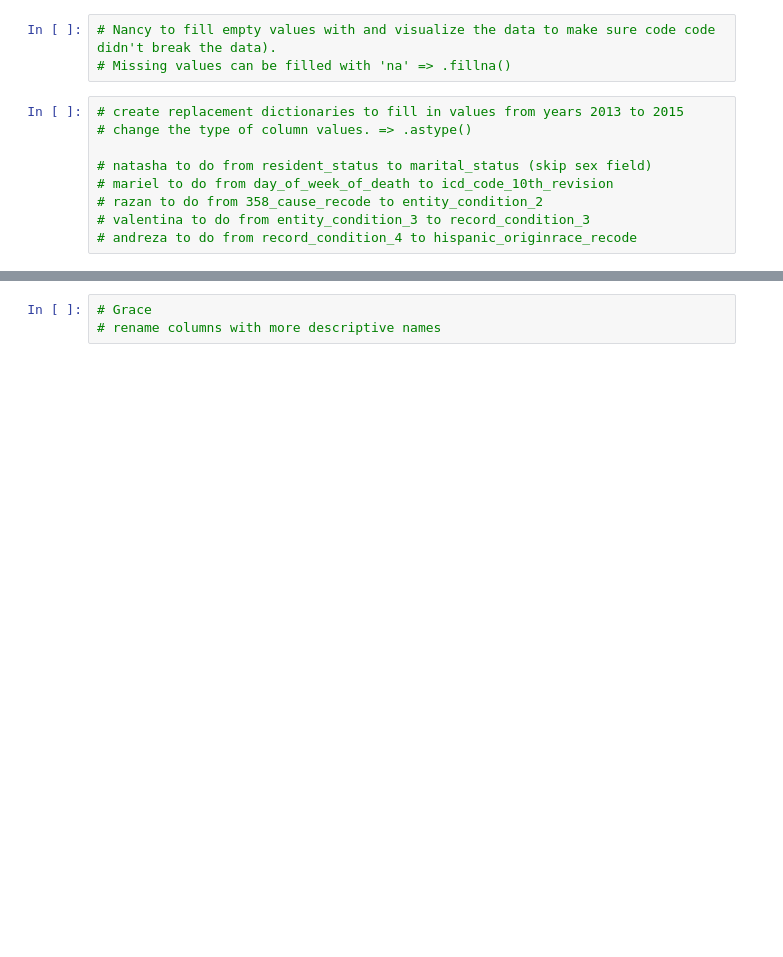
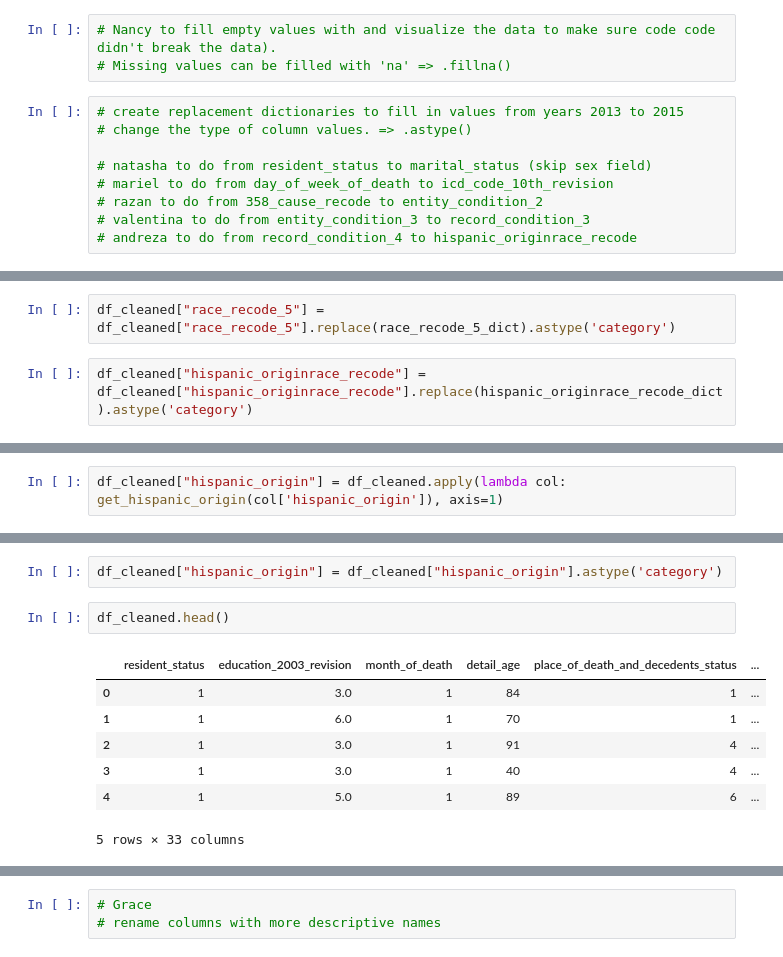
Before and after one commit to andrezafeu/maternal_mortality, a Jupyter notebook: CDC_dataset_cleaning.ipynb, the cells around one changed output, grey strips where cells are left out. Saved outputs shown, nothing was run; the diff lists cells and outputs as text; blank space fills up the shorter version.

Commit message:
Use replacement dicts and function to update row values; change columns types

```diff
--- a/CDC_dataset_cleaning.ipynb
+++ b/CDC_dataset_cleaning.ipynb
@@ -156,0 +267,4 @@ dtype: float64
+# %%
+df_cleaned["race_recode_5"] = df_cleaned["race_recode_5"].replace(race_recode_5_dict).astype('category')
+# %%
+df_cleaned["hispanic_originrace_recode"] = df_cleaned["hispanic_originrace_recode"].replace(hispanic_originrace_recode_dict).astype('category')
@@ -156,0 +275,2 @@ dtype: float64
+# %%
+df_cleaned["hispanic_origin"] = df_cleaned.apply(lambda col: get_hispanic_origin(col['hispanic_origin']), axis=1)
@@ -156,0 +295,12 @@ dtype: float64
+# %%
+df_cleaned["hispanic_origin"] = df_cleaned["hispanic_origin"].astype('category')
+# %%
+df_cleaned.head()
+# %% [output]
+|  | resident_status | education_2003_revision | month_of_death | detail_age | place_of_death_and_decedents_status | ... |
+| 0 | 1 | 3.0 | 1 | 84 | 1 | ... |
+| 1 | 1 | 6.0 | 1 | 70 | 1 | ... |
+| 2 | 1 | 3.0 | 1 | 91 | 4 | ... |
+| 3 | 1 | 3.0 | 1 | 40 | 4 | ... |
+| 4 | 1 | 5.0 | 1 | 89 | 6 | ... |
+5 rows × 33 columns
```
Also changed, not shown: parts of 12 cells of this notebook.
